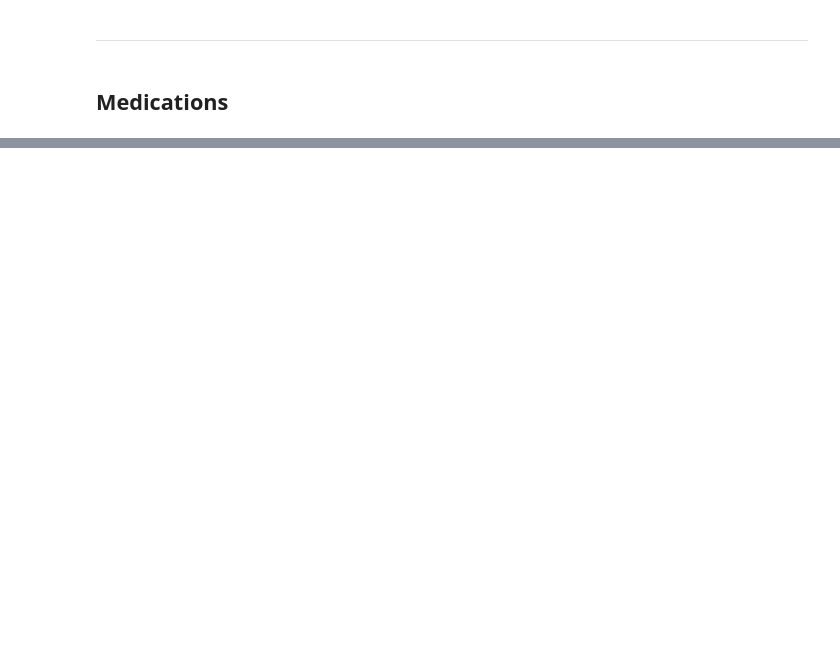
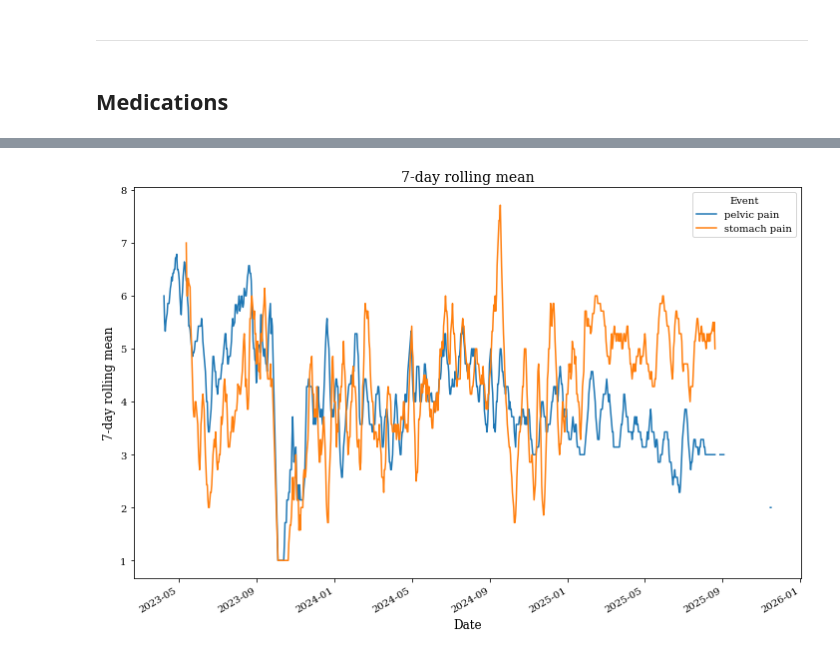
Before and after one commit to roesler-stan/health-analysis, a Jupyter notebook: 2b_analysis_for_drs.ipynb, the cells around one changed output, grey strips where cells are left out. Saved outputs shown, nothing was run; the diff lists cells and outputs as text; code cells hidden in the pictures; blank space fills up the shorter version.

```diff
--- a/2b_analysis_for_drs.ipynb
+++ b/2b_analysis_for_drs.ipynb
@@ -153,0 +291,9 @@ for metric in metrics:
+# %%
+metrics = [
+    "pelvic pain",
+    "stomach pain",
+]
+days_window = 7
+plot_numeric(df, metrics, days_window)
+# %% [output]
+[figure, added]
```
Also changed, not shown: parts of 21 cells of this notebook, 17 other files.
